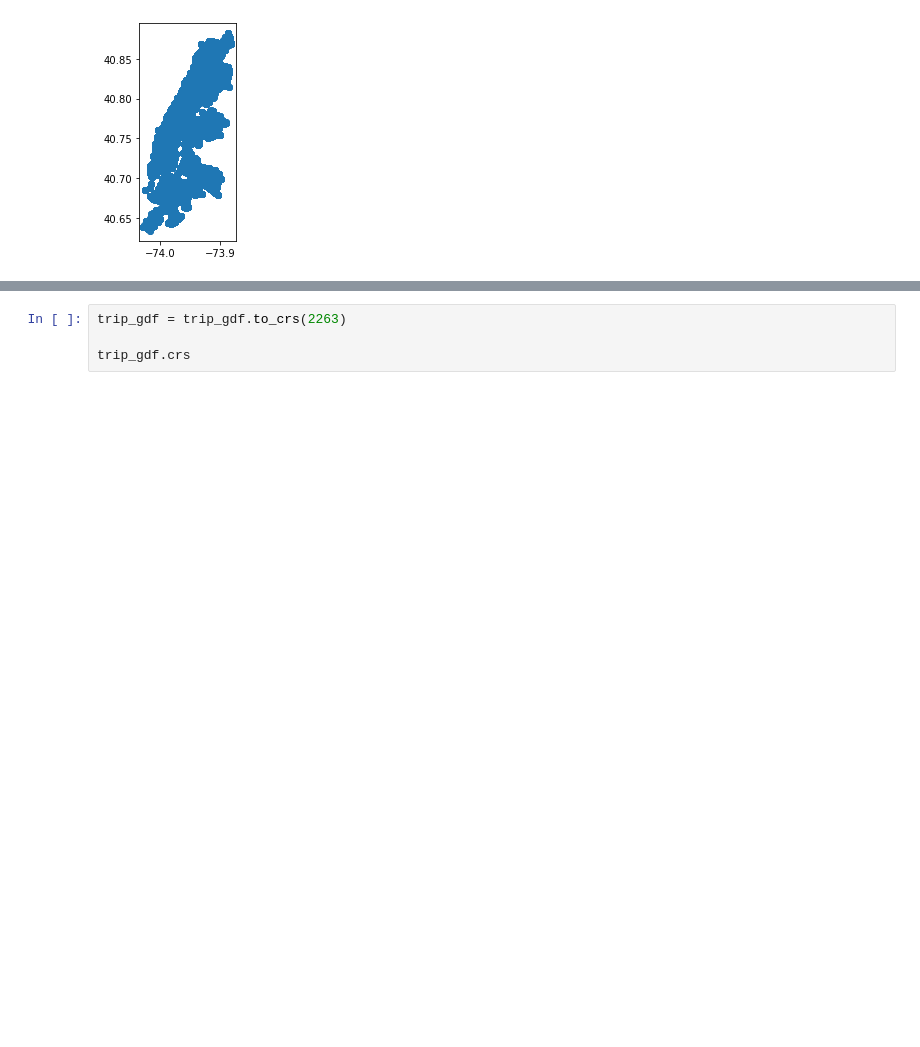
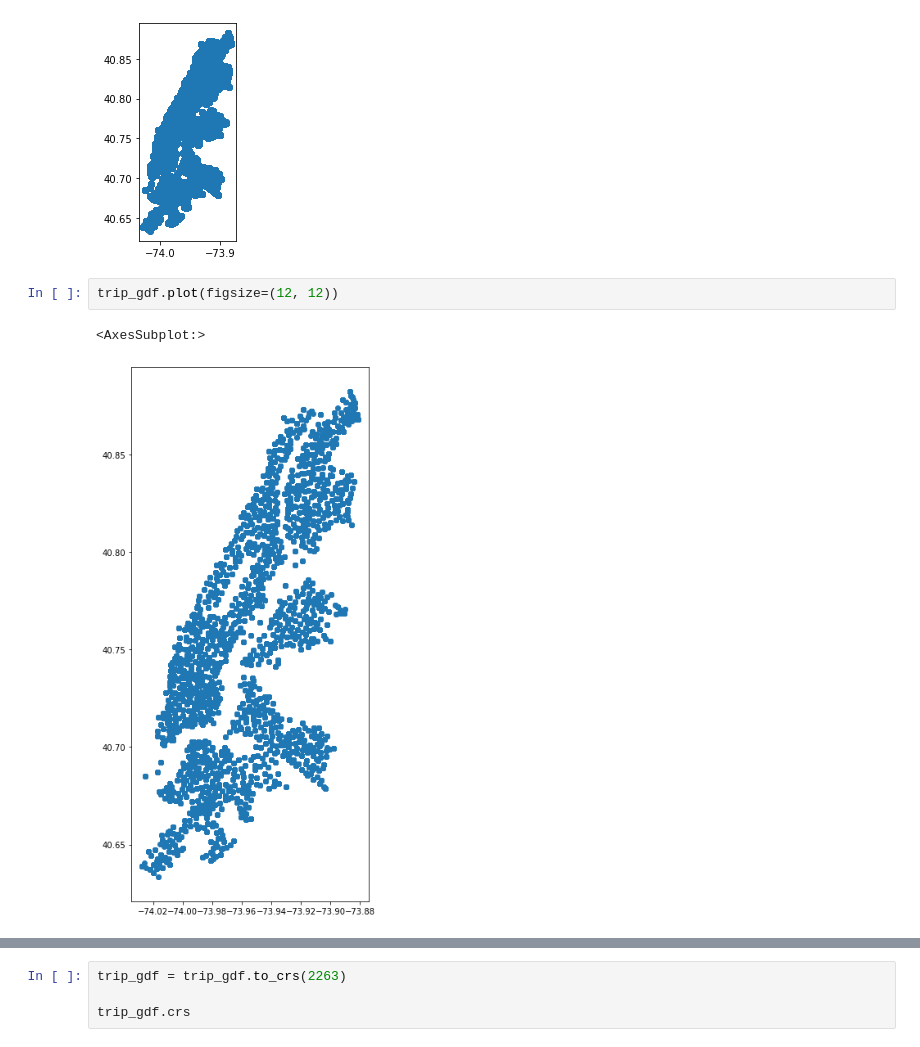
Before and after one commit to mebauer/ypt-nyc-python, a Jupyter notebook: citibike-analysis.ipynb, the cells around one changed output, grey strips where cells are left out. Saved outputs shown, nothing was run; the diff lists cells and outputs as text; blank space fills up the shorter version.

```diff
--- a/citibike-analysis.ipynb
+++ b/citibike-analysis.ipynb
@@ -609,3 +607,8 @@ trip_gdf.plot()
 # %% [output]
 <AxesSubplot:>
 [figure]
+# %%
+trip_gdf.plot(figsize=(12, 12))
+# %% [output]
+<AxesSubplot:>
+[figure, added]
```
Also changed, not shown: parts of 13 cells of this notebook, 1 other file.
